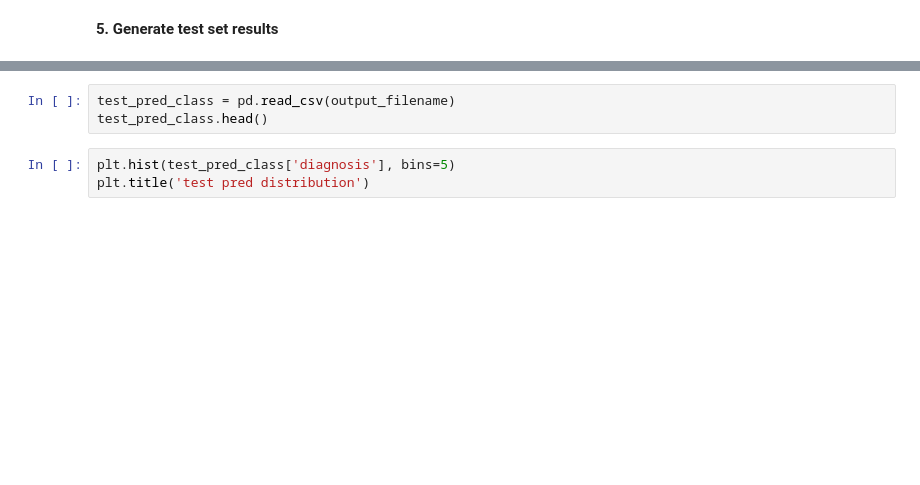
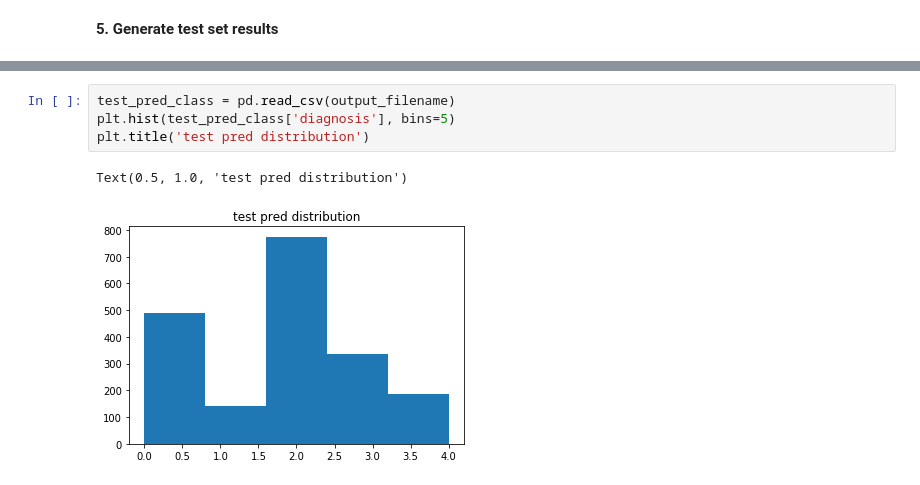
Before and after one commit to cathey/diabetic_retinopathy, a Jupyter notebook: kernel.ipynb, the cells around one changed output, grey strips where cells are left out. Saved outputs shown, nothing was run; the diff lists cells and outputs as text; blank space fills up the shorter version.

```diff
--- a/kernel.ipynb
+++ b/kernel.ipynb
@@ -402,6 +471,7 @@ output_test(test_dir_processed, output_filename)
 # %%
 test_pred_class = pd.read_csv(output_filename)
-test_pred_class.head()
+plt.hist(test_pred_class['diagnosis'], bins=5)
+plt.title('test pred distribution')
+# %% [output]
+Text(0.5, 1.0, 'test pred distribution')
+[figure, added]
-# %%
-plt.hist(test_pred_class['diagnosis'], bins=5)
-plt.title('test pred distribution')
```
Also changed, not shown: parts of 11 cells of this notebook.
